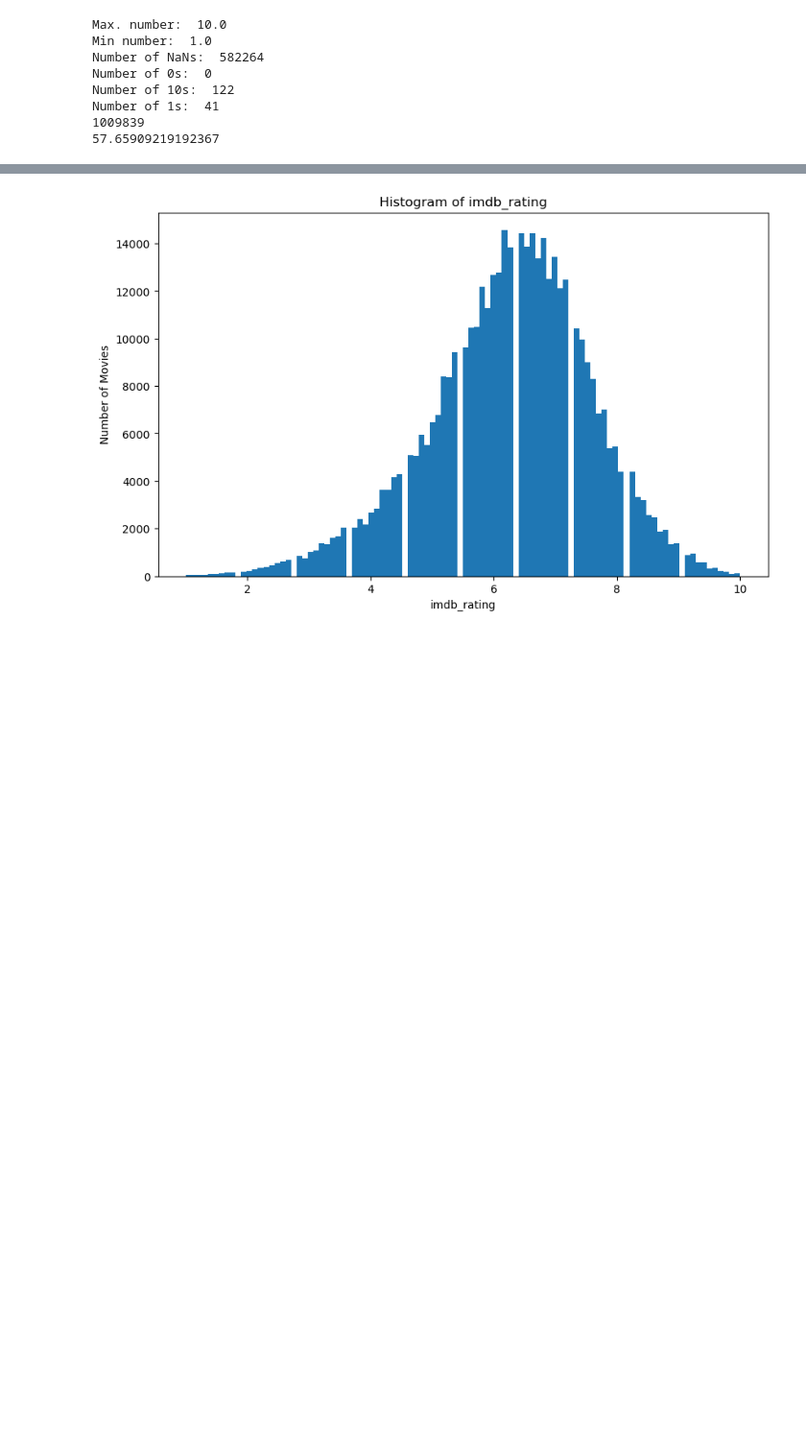
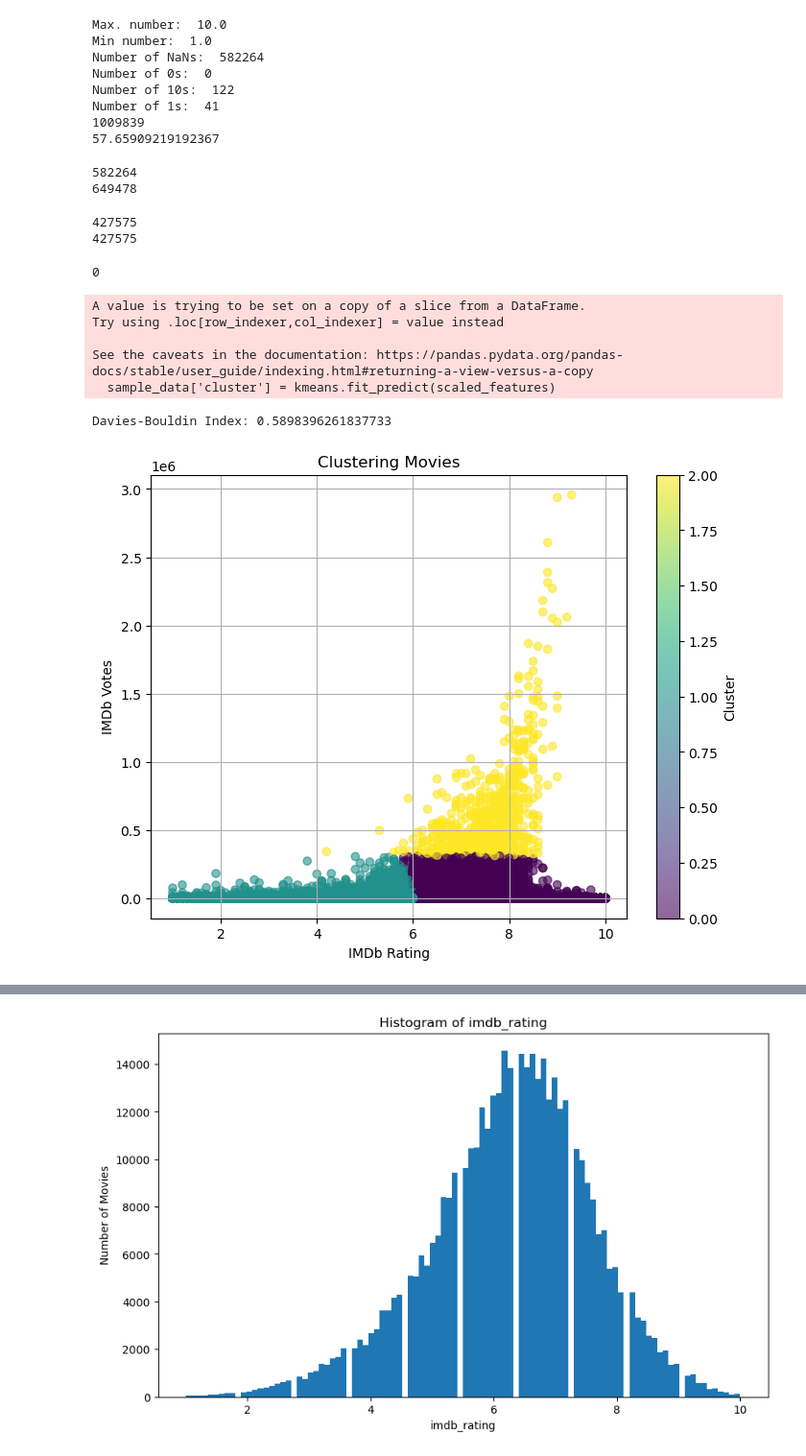
Before and after one commit to paulagambus/ctds_project, a Jupyter notebook: project.ipynb, the cells around one changed output, grey strips where cells are left out. Shown at 96% size. Drawn from its saved outputs; the diff is of its cells as text; code cells hidden in the pictures; blank space fills up the shorter version.

```diff
--- a/project.ipynb
+++ b/project.ipynb
@@ -253,3 +254,73 @@ Number of 10s:  122
 Number of 1s:  41
 1009839
 57.65909219192367
+# %%
+#create a list of movies with imdb_rating equal to NaN
+nan_imdb = main_complete[main_complete['imdb_rating'].isnull()]
+len1 = len(nan_imdb['imdb_rating'])
+print(len(nan_imdb['imdb_rating']))
+
+nan_vote = main_complete[main_complete['vote_average'] == 0]
+print(len(nan_vote['vote_average']))
+# %% [output]
+582264
+649478
+# %%
+#create a new df without the movies that have imdb_rating equal to NaN
+main_complete2 = main_complete[main_complete['imdb_rating'].notnull()]
+len2 = len(main_complete2)
+print(len(main_complete)-len1)
+print(len2)
+# %% [output]
+427575
+427575
+# %%
+#create a list of movies of main_complete2 with imdb_votes equal to NaN
+nan_imdb_votes = main_complete2[main_complete2['imdb_votes'] == 0]
+len3 = len(nan_imdb_votes)
+print(len(nan_imdb_votes))
+# %% [output]
+0
+# %%
+from sklearn.metrics import davies_bouldin_score
+from sklearn.preprocessing import StandardScaler
+from sklearn.cluster import KMeans
+import matplotlib.pyplot as plt
+import numpy as np
+
+# Step 1: Use the entire dataset (no missing values in columns)
+sample_data = main_complete2
+
+# Step 2: Select the features ('imdb_rating' and 'imdb_votes')
+features = sample_data[['imdb_rating', 'imdb_votes']]
+
+# Step 3: Standardize the features
+scaler = StandardScaler()
+scaled_features = scaler.fit_transform(features)
+
+# Step 4: Apply KMeans clustering
+kmeans = KMeans(n_clusters=3, random_state=42)
+sample_data['cluster'] = kmeans.fit_predict(scaled_features)
+
+# Step 5: Compute Davies-Bouldin Index
+dbi_score = davies_bouldin_score(scaled_features, sample_data['cluster'])
+print(f"Davies-Bouldin Index: {dbi_score}")
+
+# Step 6: Plot the results
+plt.figure(figsize=(8, 6))
+scatter = plt.scatter(sample_data['imdb_rating'], sample_data['imdb_votes'],
+                       c=sample_data['cluster'], cmap='viridis', alpha=0.6)
+plt.colorbar(scatter, label='Cluster')
+plt.title('Clustering Movies')
+plt.xlabel('IMDb Rating')
+plt.ylabel('IMDb Votes')
+plt.grid(True)
+plt.show()
+# %% [output]
+A value is trying to be set on a copy of a slice from a DataFrame.
+Try using .loc[row_indexer,col_indexer] = value instead
+
+See the caveats in the documentation: https://pandas.pydata.org/pandas-docs/stable/user_guide/indexing.html#returning-a-view-versus-a-copy
+  sample_data['cluster'] = kmeans.fit_predict(scaled_features)
+Davies-Bouldin Index: 0.5898396261837733
+[figure, added]
```
Also changed, not shown: parts of 18 cells of this notebook, 2 other files.
